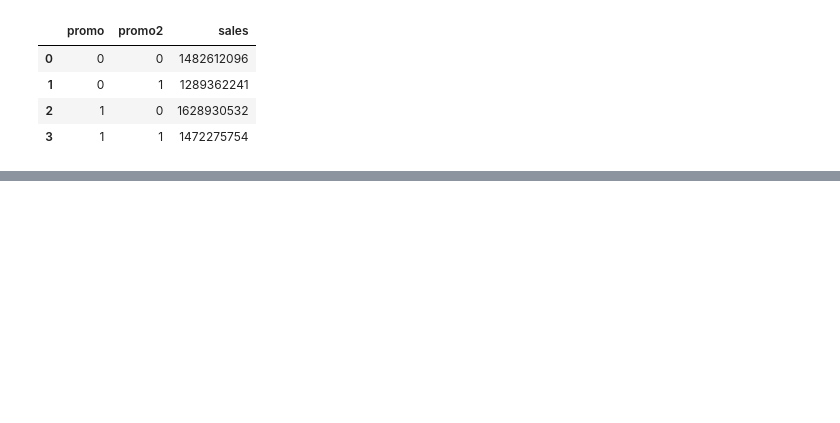
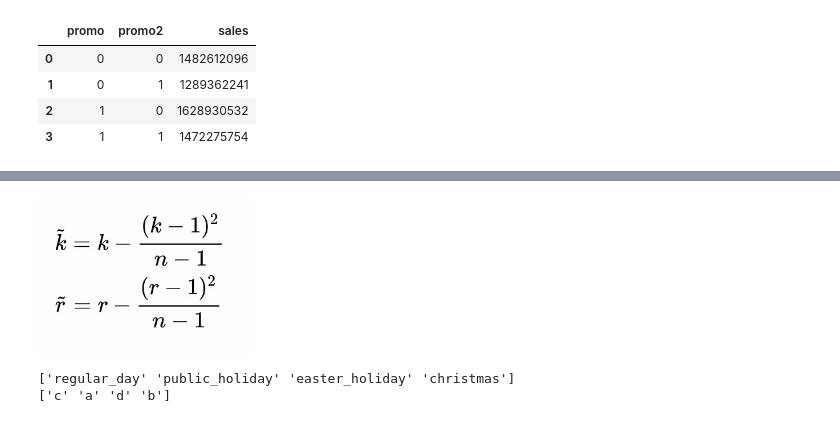
Before and after one commit to dsdefreitas/Store_Sales_Prediction, a Jupyter notebook: m04_v01_store_sales_prediction.ipynb, the cells around one changed output, grey strips where cells are left out. Saved outputs shown, nothing was run; the diff lists cells and outputs as text; code cells hidden in the pictures; blank space fills up the shorter version.

```diff
--- a/m04_v01_store_sales_prediction.ipynb
+++ b/m04_v01_store_sales_prediction.ipynb
@@ -888,0 +1010,10 @@ sns.barplot(x='month', y='sales', hue='school_holiday', data=aux2);
+# %%
+Image("C:\\Users\\Matheus\\Desktop\\pc_comunidade_ds_atualizado_31-01\\ds_em_producao\\cramer_correcao_2.jpg")
+# %% [output]
+[figure, added]
+# %%
+print(a['state_holiday'].unique())
+print(a['store_type'].unique())
+# %% [output]
+['regular_day' 'public_holiday' 'easter_holiday' 'christmas']
+['c' 'a' 'd' 'b']
```
Also changed, not shown: parts of 63 cells of this notebook.
